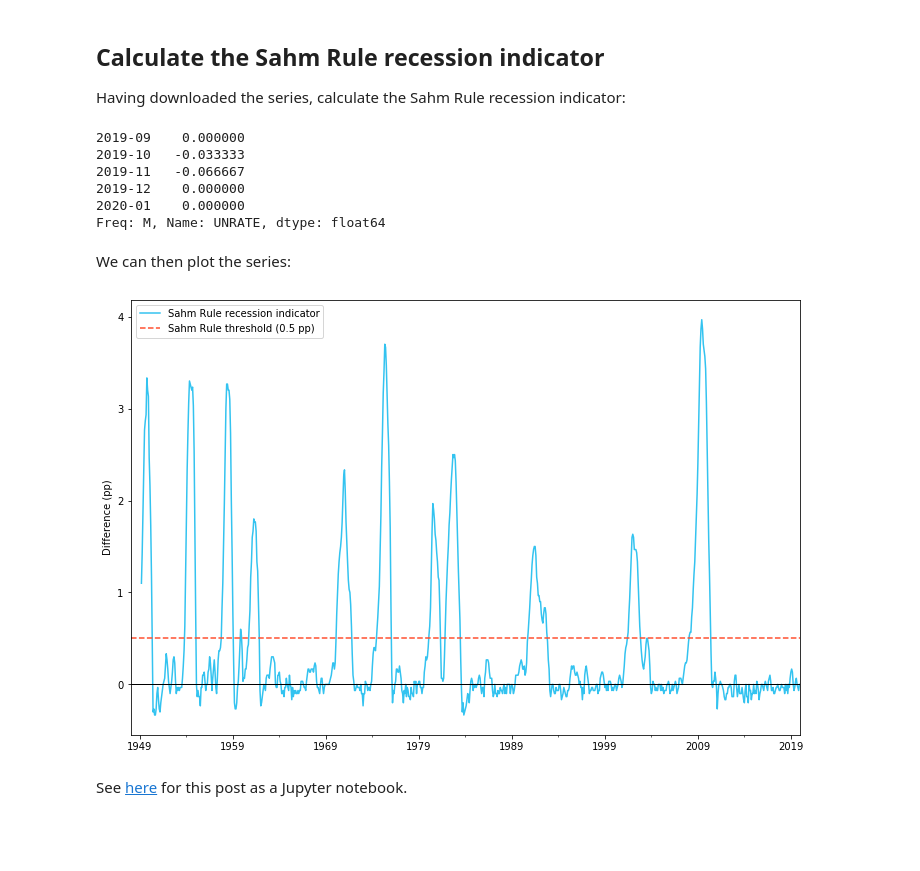
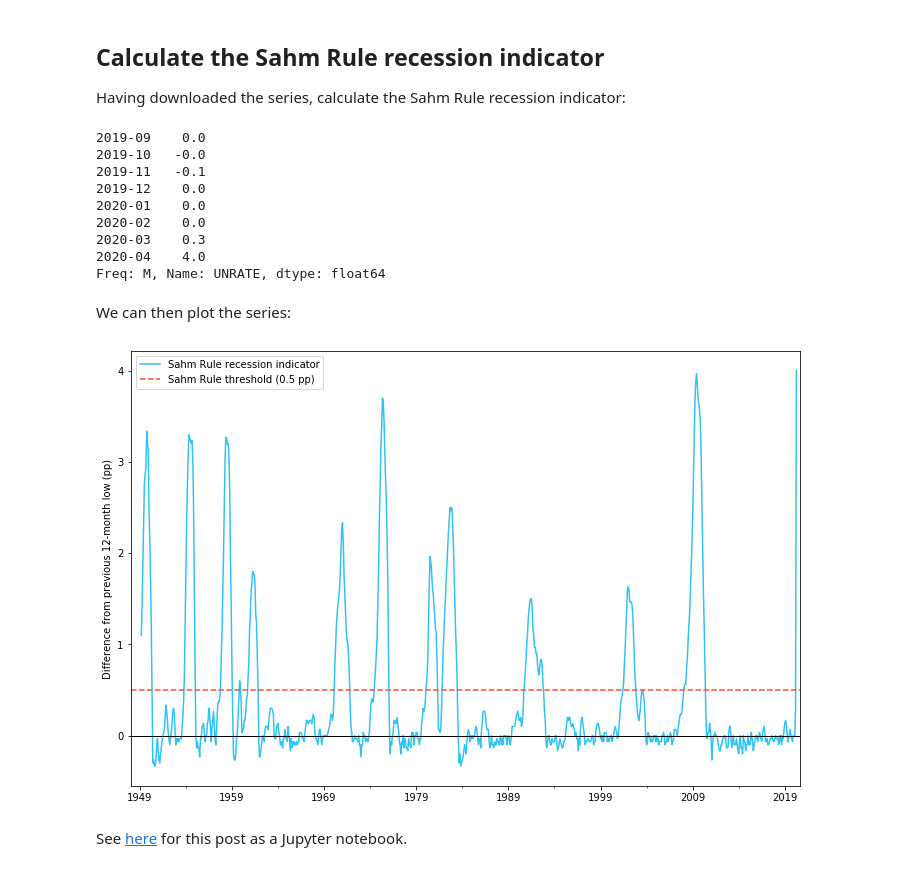
Before and after one commit to ChrisThoung/website, a Jupyter notebook: notebooks/2020-02-08_sahm-rule.ipynb, the cells around one changed output. Drawn from its saved outputs; the diff is of its cells as text; code cells hidden in the pictures; blank space fills up the shorter version.

Commit message:
UPDATE: Re-run Sahm Rule notebook to extend series to April 2020, when the impacts of COVID-19 become apparent

```diff
--- a/notebooks/2020-02-08_sahm-rule.ipynb
+++ b/notebooks/2020-02-08_sahm-rule.ipynb
@@ -80,41 +85,46 @@ def calculate_sahm_rule_indicator(series: Series, *, rolling_mean_window: int =
     return rolling_mean - rolling_minimum
 # %%
 sahm_indicator = calculate_sahm_rule_indicator(unemployment_rate)
-sahm_indicator.tail()
+sahm_indicator.tail(8).round(1)
 # %% [output]
-2019-09    0.000000
-2019-10   -0.033333
-2019-11   -0.066667
-2019-12    0.000000
-2020-01    0.000000
+2019-09    0.0
+2019-10   -0.0
+2019-11   -0.1
+2019-12    0.0
+2020-01    0.0
+2020-02    0.0
+2020-03    0.3
+2020-04    4.0
 Freq: M, Name: UNRATE, dtype: float64
 # %% [markdown]
 We can then plot the series:
 # %%
 plt.figure(figsize=(12, 8))
 
 # Plot the Sahm Rule recession indicator
 sahm_indicator.plot(label='Sahm Rule recession indicator', color='#33C3F0')
 
 limits = [
     -len(np.where(sahm_indicator.index < '1970')[0]),
-     len(np.where(sahm_indicator.index > '1970')[0]),
+     # Pad the right-hand side slightly to make the April 2020 figure clearer
+     len(np.where(sahm_indicator.index > '1970')[0]) + 5,
 ]
 
 # Horizontal lines for zero...
 plt.plot(limits, [0.0, 0.0],
          label='_nolabel_', color='black', linewidth=1)
 
 # ...and the 0.5 pp threshold
 plt.plot(limits, [0.5, 0.5],
          label='Sahm Rule threshold (0.5 pp)', color='#FF4F2E', linestyle='--')
 
-plt.ylabel('Difference (pp)')
+plt.xlim(limits)
+plt.ylabel('Difference from previous 12-month low (pp)')
 
 plt.legend()
 plt.show()
 # %% [output]
-[figure, old version]
+[figure, new version]
 # %% [markdown]
 See [here](https://github.com/ChrisThoung/website/tree/master/notebooks/2020-02-08_sahm-rule.ipynb) for this post as a Jupyter notebook.
 # %% [markdown]
```
Also changed, not shown: parts of 2 cells of this notebook.
